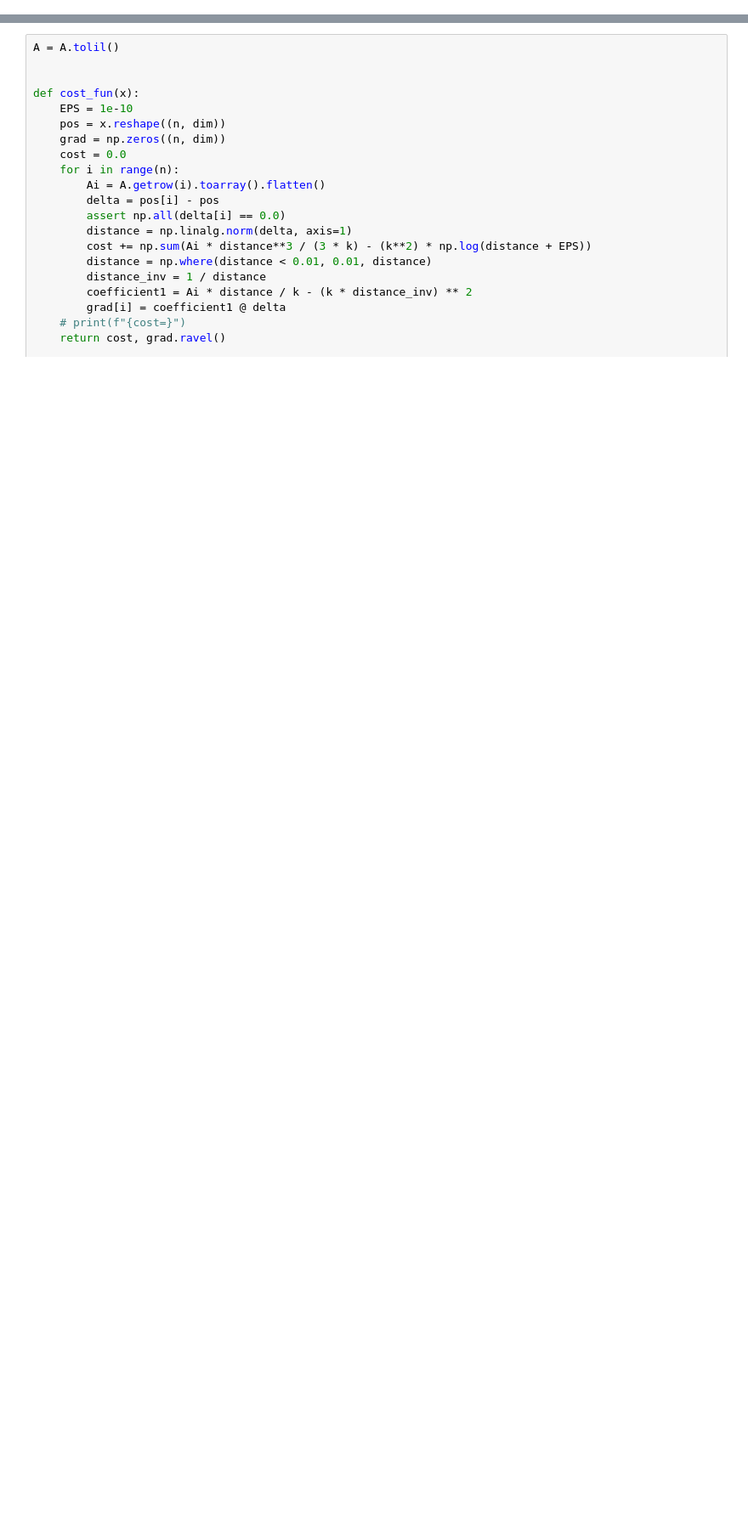
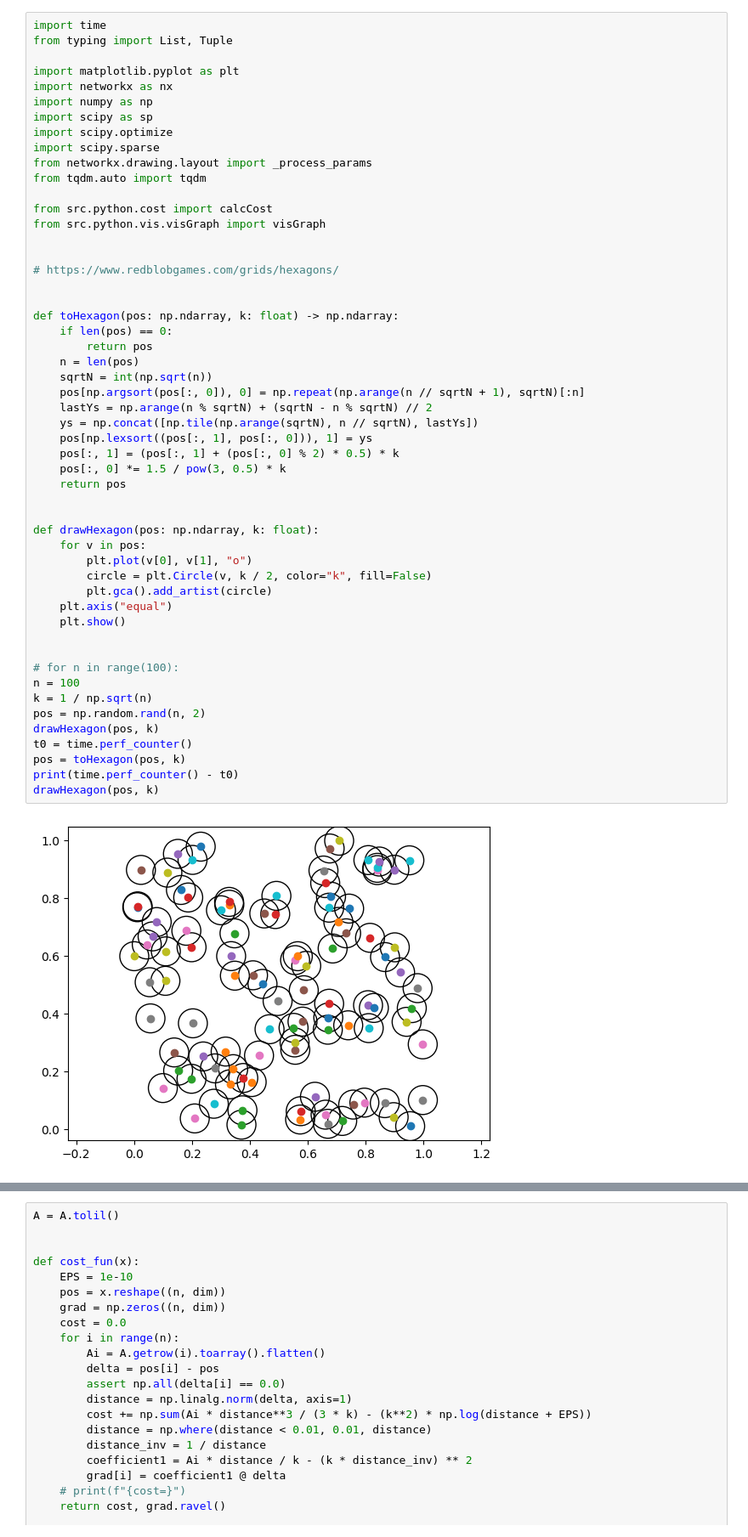
Before and after one commit to HirokiHamaguchi/Initial_Placement_for_Fruchterman-Reingold_Force_Model_with_Coordinate_Newton_Direction, a Jupyter notebook: src/jupyter/hexagon.ipynb, the cells around one changed output, grey strips where cells are left out. Shown at 85% size. Cells and saved outputs as stored; diff of their text form; blank space fills up the shorter version.

```diff
--- a/src/jupyter/hexagon.ipynb
+++ b/src/jupyter/hexagon.ipynb
@@ -89,0 +1,54 @@ drawHexagon(pos, k)
+# %%
+import time
+from typing import List, Tuple
+
+import matplotlib.pyplot as plt
+import networkx as nx
+import numpy as np
+import scipy as sp
+import scipy.optimize
+import scipy.sparse
+from networkx.drawing.layout import _process_params
+from tqdm.auto import tqdm
+
+from src.python.cost import calcCost
+from src.python.vis.visGraph import visGraph
+
+
+# https://www.redblobgames.com/grids/hexagons/
+
+
+def toHexagon(pos: np.ndarray, k: float) -> np.ndarray:
+    if len(pos) == 0:
+        return pos
+    n = len(pos)
+    sqrtN = int(np.sqrt(n))
+    pos[np.argsort(pos[:, 0]), 0] = np.repeat(np.arange(n // sqrtN + 1), sqrtN)[:n]
+    lastYs = np.arange(n % sqrtN) + (sqrtN - n % sqrtN) // 2
+    ys = np.concat([np.tile(np.arange(sqrtN), n // sqrtN), lastYs])
+    pos[np.lexsort((pos[:, 1], pos[:, 0])), 1] = ys
+    pos[:, 1] = (pos[:, 1] + (pos[:, 0] % 2) * 0.5) * k
+    pos[:, 0] *= 1.5 / pow(3, 0.5) * k
+    return pos
+
+
+def drawHexagon(pos: np.ndarray, k: float):
+    for v in pos:
+        plt.plot(v[0], v[1], "o")
+        circle = plt.Circle(v, k / 2, color="k", fill=False)
+        plt.gca().add_artist(circle)
+    plt.axis("equal")
+    plt.show()
+
+
+# for n in range(100):
+n = 100
+k = 1 / np.sqrt(n)
+pos = np.random.rand(n, 2)
+drawHexagon(pos, k)
+t0 = time.perf_counter()
+pos = toHexagon(pos, k)
+print(time.perf_counter() - t0)
+drawHexagon(pos, k)
+# %% [output]
+[figure, added]
```
Also changed, not shown: parts of 8 cells of this notebook, 2 other files.
